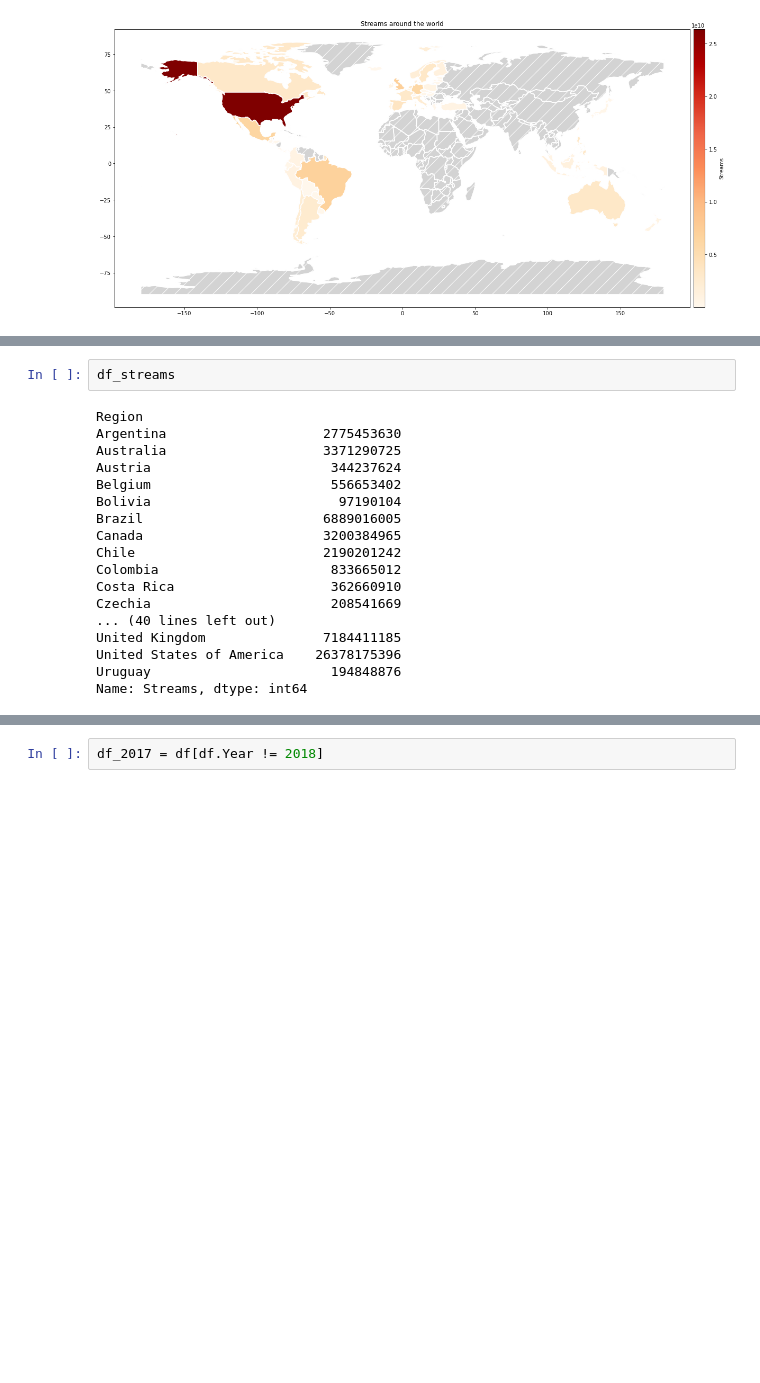
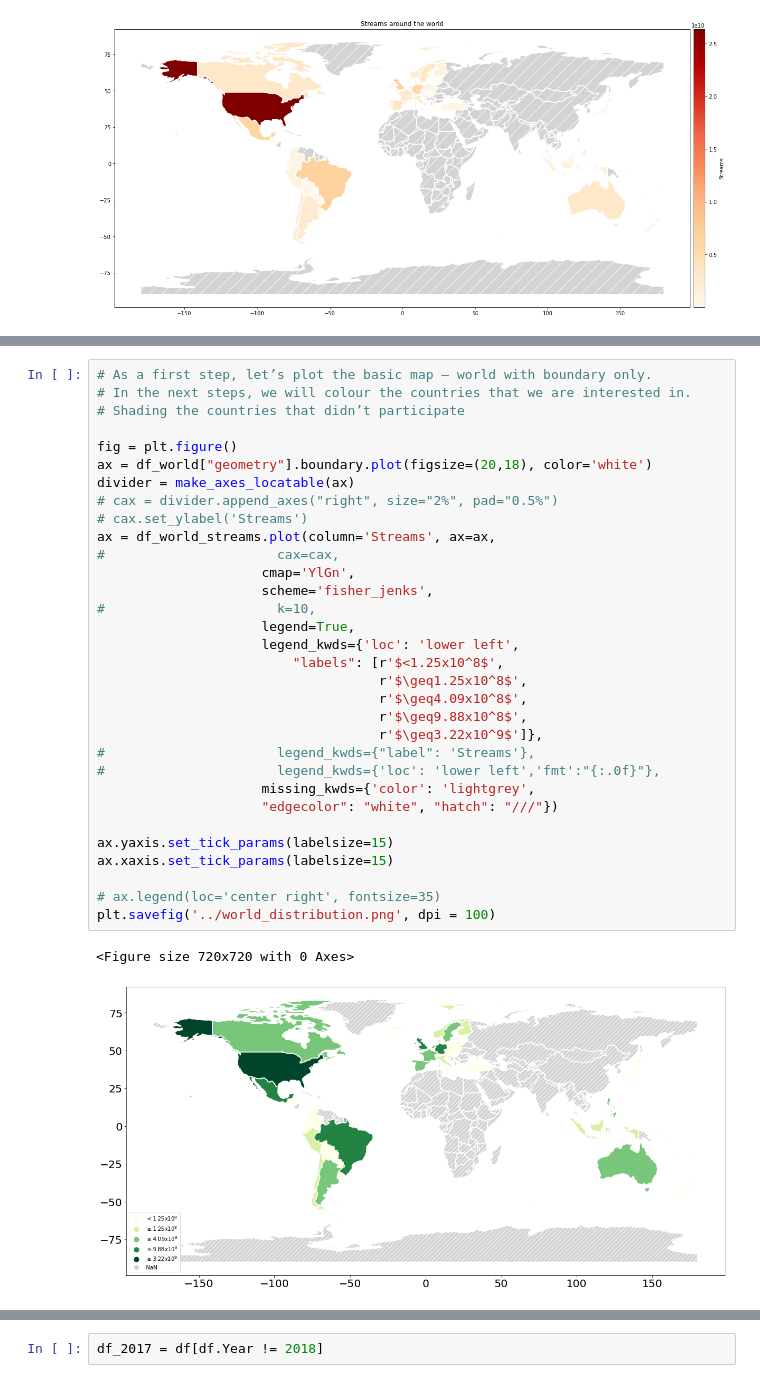
Before and after one commit to Zheng-Lu/Spotify-Worldwide-Trends-Analysis, a Jupyter notebook: Analysis.ipynb, the cells around one changed output, grey strips where cells are left out. Drawn from its saved outputs; the diff is of its cells as text; blank space fills up the shorter version.

```diff
--- a/Analysis.ipynb
+++ b/Analysis.ipynb
@@ -190,23 +189,38 @@ plt.savefig('../world_distribution.png', dpi = 100)
 # %% [output]
 <Figure size 720x720 with 0 Axes>
 [figure]
-# %%
-df_streams
-# %% [output]
-Region
-Argentina                    2775453630
-Australia                    3371290725
-Austria                       344237624
-Belgium                       556653402
-Bolivia                        97190104
-Brazil                       6889016005
-Canada                       3200384965
-Chile                        2190201242
-Colombia                      833665012
-Costa Rica                    362660910
-Czechia                       208541669
-... (40 lines left out)
-United Kingdom               7184411185
-United States of America    26378175396
-Uruguay                       194848876
-Name: Streams, dtype: int64
+# %%
+# As a first step, let’s plot the basic map – world with boundary only.
+# In the next steps, we will colour the countries that we are interested in.
+# Shading the countries that didn’t participate
+
+fig = plt.figure()
+ax = df_world["geometry"].boundary.plot(figsize=(20,18), color='white')
+divider = make_axes_locatable(ax)
+# cax = divider.append_axes("right", size="2%", pad="0.5%")
+# cax.set_ylabel('Streams')
+ax = df_world_streams.plot(column='Streams', ax=ax,
+#                      cax=cax,
+                     cmap='YlGn',
+                     scheme='fisher_jenks',
+#                      k=10,
+                     legend=True,
+                     legend_kwds={'loc': 'lower left',
+                         "labels": [r'$<1.25x10^8$',
+                                    r'$\geq1.25x10^8$',
+                                    r'$\geq4.09x10^8$',
+                                    r'$\geq9.88x10^8$',
+                                    r'$\geq3.22x10^9$']},
+#                      legend_kwds={"label": 'Streams'},
+#                      legend_kwds={'loc': 'lower left','fmt':"{:.0f}"},
+                     missing_kwds={'color': 'lightgrey',
+                     "edgecolor": "white", "hatch": "///"})
+
+ax.yaxis.set_tick_params(labelsize=15)
+ax.xaxis.set_tick_params(labelsize=15)
+
+# ax.legend(loc='center right', fontsize=35)
+plt.savefig('../world_distribution.png', dpi = 100)
+# %% [output]
+<Figure size 720x720 with 0 Axes>
+[figure, added]
```
Also changed, not shown: parts of 5 cells of this notebook.
